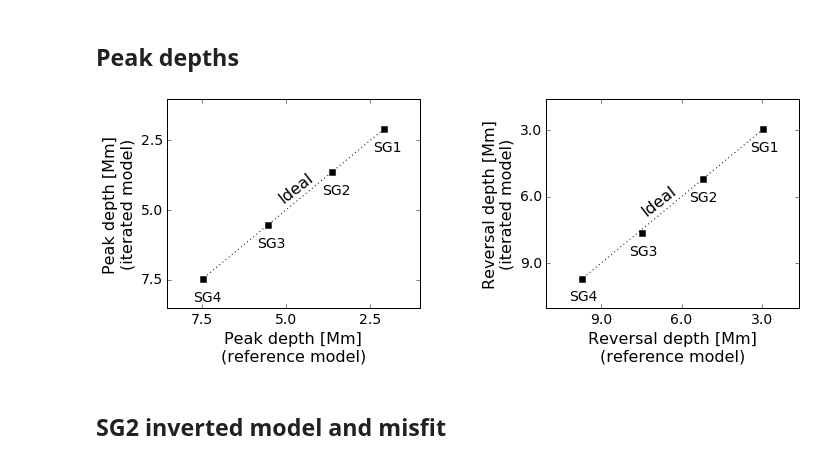
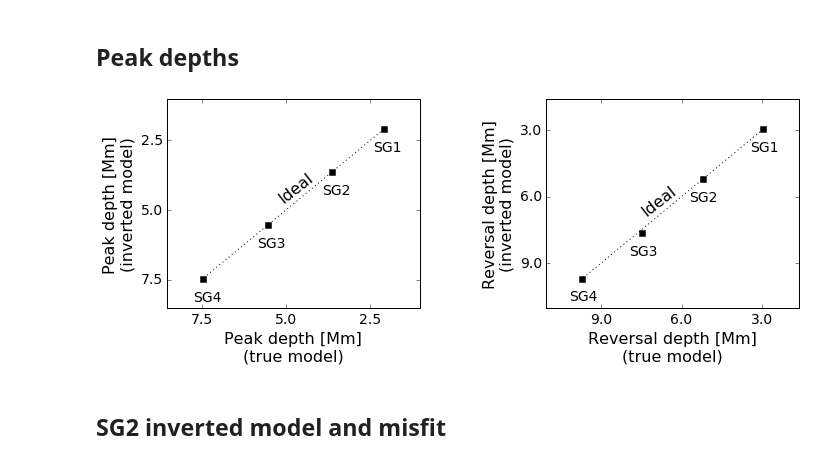
Before and after one commit to jishnub/sparc_flows, a Jupyter notebook: plots_2017_paper.ipynb, the cells around one changed output. Drawn from its saved outputs; the diff is of its cells as text; code cells hidden in the pictures.

```diff
--- a/plots_2017_paper.ipynb
+++ b/plots_2017_paper.ipynb
@@ -241,8 +241,8 @@ plt.plot(peak_depths_ref,peak_depths_ref,color='black',ls="dotted")
 # plt.xticks(peak_depths_ref)
 # plt.yticks(peak_depths_iter)
 
-plt.xlabel("Peak depth [Mm]\n(reference model)",fontsize=16)
-plt.ylabel("Peak depth [Mm]\n(iterated model)",fontsize=16)
+plt.xlabel("Peak depth [Mm]\n(true model)",fontsize=16)
+plt.ylabel("Peak depth [Mm]\n(inverted model)",fontsize=16)
 plt.gca().xaxis.set_major_locator(ticker.MaxNLocator(4))
 plt.gca().yaxis.set_major_locator(ticker.MaxNLocator(4))
 plt.gca().xaxis.set_major_formatter(ticker.FuncFormatter(remove_neg))
@@ -252,36 +252,36 @@ plt.margins(x=0.2,y=0.2)
 
 plt.text(-5.3,-4,"Ideal",fontsize=16,rotation=38)
 for modelno,(x_text,y_text) in enumerate(zip(peak_depths_ref,peak_depths_iter)):
     plt.text(x_text-0.3,y_text-0.8,"SG{:d}".format(modelno+1),fontsize=14)
 
 plt.subplot(122)
 
 plt.plot(reversal_depths_ref,reversal_depths_iter,marker='s',color='black',ls="None",ms=6)
 plt.plot(reversal_depths_ref,reversal_depths_ref,color='black',ls="dotted")
 
 # plt.xticks(reversal_depths_ref)
 # plt.yticks(reversal_depths_iter)
 
-plt.xlabel("Reversal depth [Mm]\n(reference model)",fontsize=16)
-plt.ylabel("Reversal depth [Mm]\n(iterated model)",fontsize=16)
+plt.xlabel("Reversal depth [Mm]\n(true model)",fontsize=16)
+plt.ylabel("Reversal depth [Mm]\n(inverted model)",fontsize=16)
 plt.gca().xaxis.set_major_locator(ticker.MaxNLocator(4))
 plt.gca().yaxis.set_major_locator(ticker.MaxNLocator(4))
 plt.gca().xaxis.set_major_formatter(ticker.FuncFormatter(remove_neg))
 plt.gca().yaxis.set_major_formatter(ticker.FuncFormatter(remove_neg))
 plt.tick_params(labelsize=14)
 plt.margins(x=0.2,y=0.2)
 
 plt.text(-7.6,-5.9,"Ideal",fontsize=16,rotation=38)
 for modelno,(x_text,y_text) in enumerate(zip(reversal_depths_ref,reversal_depths_iter)):
     plt.text(x_text-0.5,y_text-1,"SG{:d}".format(modelno+1),fontsize=14)
 
 plt.tight_layout()
 f.subplots_adjust(wspace=0.5)
 
 if not os.path.exists("plots"): os.makedirs("plots")
 plt.savefig("plots/f4.eps")
 # %% [output]
-[figure, old version]
+[figure, new version]
 # %% [markdown]
 ## SG2 inverted model and misfit
 # %%
```
Also changed, not shown: parts of 2 cells of this notebook, 2 other files.
